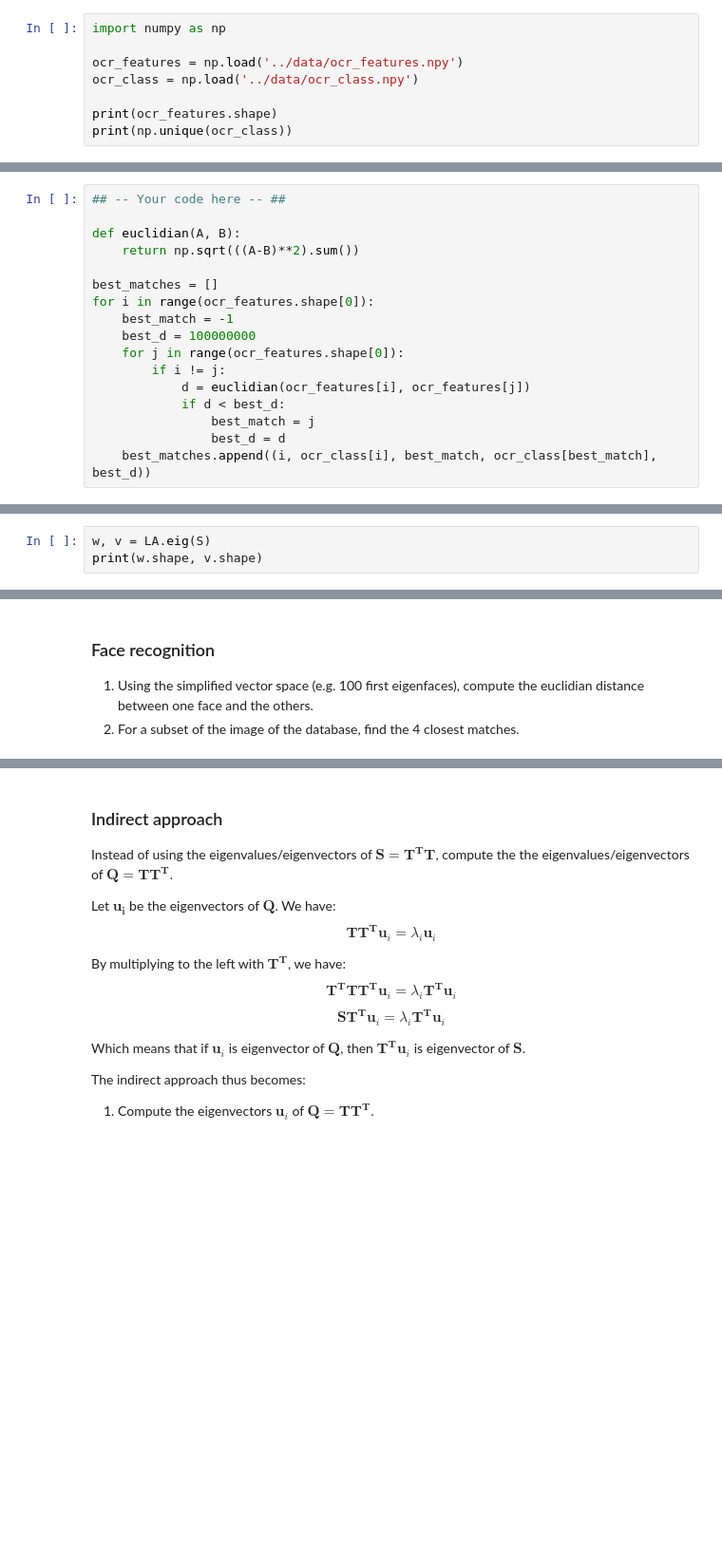
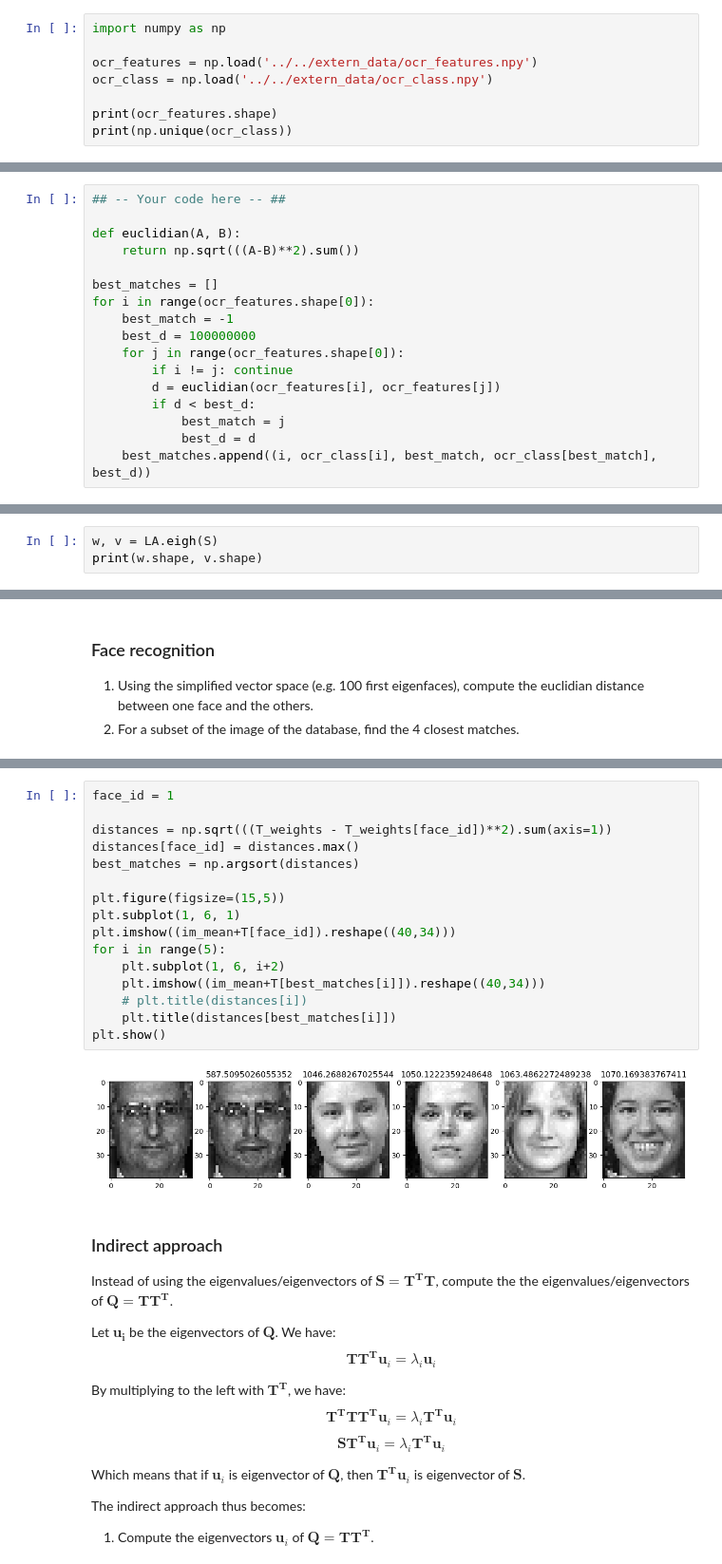
Before and after one commit to Raspberree/info-h-501, a Jupyter notebook: docs/LABS/PR2_Feature_Space.ipynb, the cells around one changed output, grey strips where cells are left out. Shown at 95% size. Saved outputs shown, nothing was run; the diff lists cells and outputs as text; blank space fills up the shorter version.

```diff
--- a/docs/LABS/PR2_Feature_Space.ipynb
+++ b/docs/LABS/PR2_Feature_Space.ipynb
@@ -21,8 +21,8 @@ The 18 features, extracted with the `regionprops` methods from `scikit-image` ar
 # %%
 import numpy as np
 
-ocr_features = np.load('../data/ocr_features.npy')
-ocr_class = np.load('../data/ocr_class.npy')
+ocr_features = np.load('../../extern_data/ocr_features.npy')
+ocr_class = np.load('../../extern_data/ocr_class.npy')
 
 print(ocr_features.shape)
 print(np.unique(ocr_class))
@@ -48,10 +53,10 @@ for i in range(ocr_features.shape[0]):
     best_match = -1
     best_d = 100000000
     for j in range(ocr_features.shape[0]):
-        if i != j:
-            d = euclidian(ocr_features[i], ocr_features[j])
-            if d < best_d:
-                best_match = j
-                best_d = d
+        if i != j: continue
+        d = euclidian(ocr_features[i], ocr_features[j])
+        if d < best_d:
+            best_match = j
+            best_d = d
     best_matches.append((i, ocr_class[i], best_match, ocr_class[best_match], best_d))
 # %%
@@ -142,3 +188,3 @@ print(S.shape)
 # %%
-w, v = LA.eig(S)
+w, v = LA.eigh(S)
 print(w.shape, v.shape)
@@ -211,3 +272,21 @@ plt.show()
+# %%
+face_id = 1
+
+distances = np.sqrt(((T_weights - T_weights[face_id])**2).sum(axis=1))
+distances[face_id] = distances.max()
+best_matches = np.argsort(distances)
+
+plt.figure(figsize=(15,5))
+plt.subplot(1, 6, 1)
+plt.imshow((im_mean+T[face_id]).reshape((40,34)))
+for i in range(5):
+    plt.subplot(1, 6, i+2)
+    plt.imshow((im_mean+T[best_matches[i]]).reshape((40,34)))
+    # plt.title(distances[i])
+    plt.title(distances[best_matches[i]])
+plt.show()
+# %% [output]
+[figure, added]
 # %% [markdown]
 ### Indirect approach
 
```
Also changed, not shown: parts of 22 cells of this notebook.
